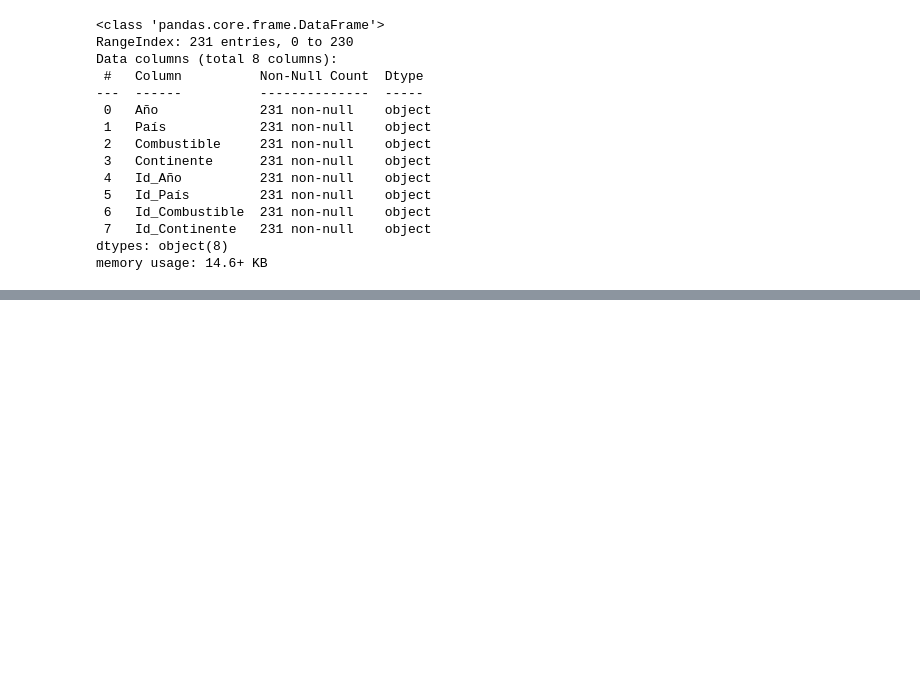
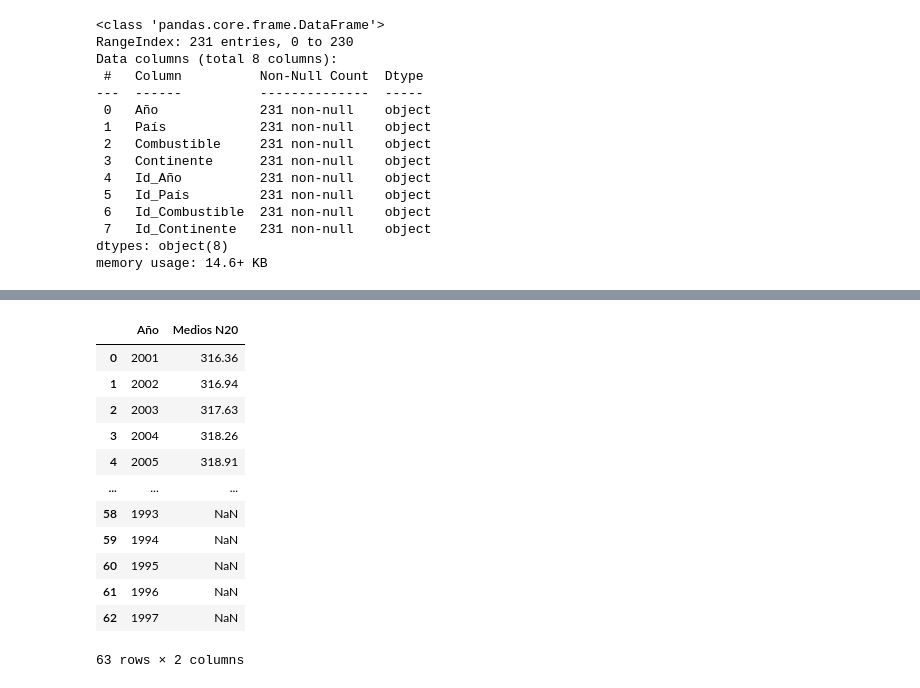
Before and after one commit to emissionsmap/emissionsmap, a Jupyter notebook: Notebooks/cargando_base_de_datos.ipynb, the cells around one changed output, grey strips where cells are left out. Cells and saved outputs as stored; diff of their text form; code cells hidden in the pictures; blank space fills up the shorter version.

```diff
--- a/Notebooks/cargando_base_de_datos.ipynb
+++ b/Notebooks/cargando_base_de_datos.ipynb
@@ -124,0 +182,38 @@ conn.commit()
+# %%
+def consultas(consulta):
+    try:
+        connetion = psycopg2.connect(host=HOST, dbname=DATABASE, user=USER_BASE, password=PASSWORD_BASE)
+        micursor = connetion.cursor()
+        micursor.execute(consulta)
+        column_names = [desc[0] for desc in micursor.description]
+        df = micursor.fetchall()
+        df = list(df)
+        df = pd.DataFrame(df)
+        n=0
+        for i in df.columns:
+            df.rename(columns={i:column_names[n]}, inplace=True)
+            n+=1
+    except Exception as error:
+        print(error)
+    finally:
+        if micursor is not None:
+            micursor.close()
+        if connetion is not None:
+            connetion.close()
+        return df
+# %%
+consultas('Select "Año","Medios N20" from public.gases')
+# %% [output]
+|  | Año | Medios N20 |
+| 0 | 2001 | 316.36 |
+| 1 | 2002 | 316.94 |
+| 2 | 2003 | 317.63 |
+| 3 | 2004 | 318.26 |
+| 4 | 2005 | 318.91 |
+| ... | ... | ... |
+| 58 | 1993 | NaN |
+| 59 | 1994 | NaN |
+| 60 | 1995 | NaN |
+| 61 | 1996 | NaN |
+| 62 | 1997 | NaN |
+63 rows × 2 columns
```
Also changed, not shown: parts of 11 cells of this notebook, 3 other files.
